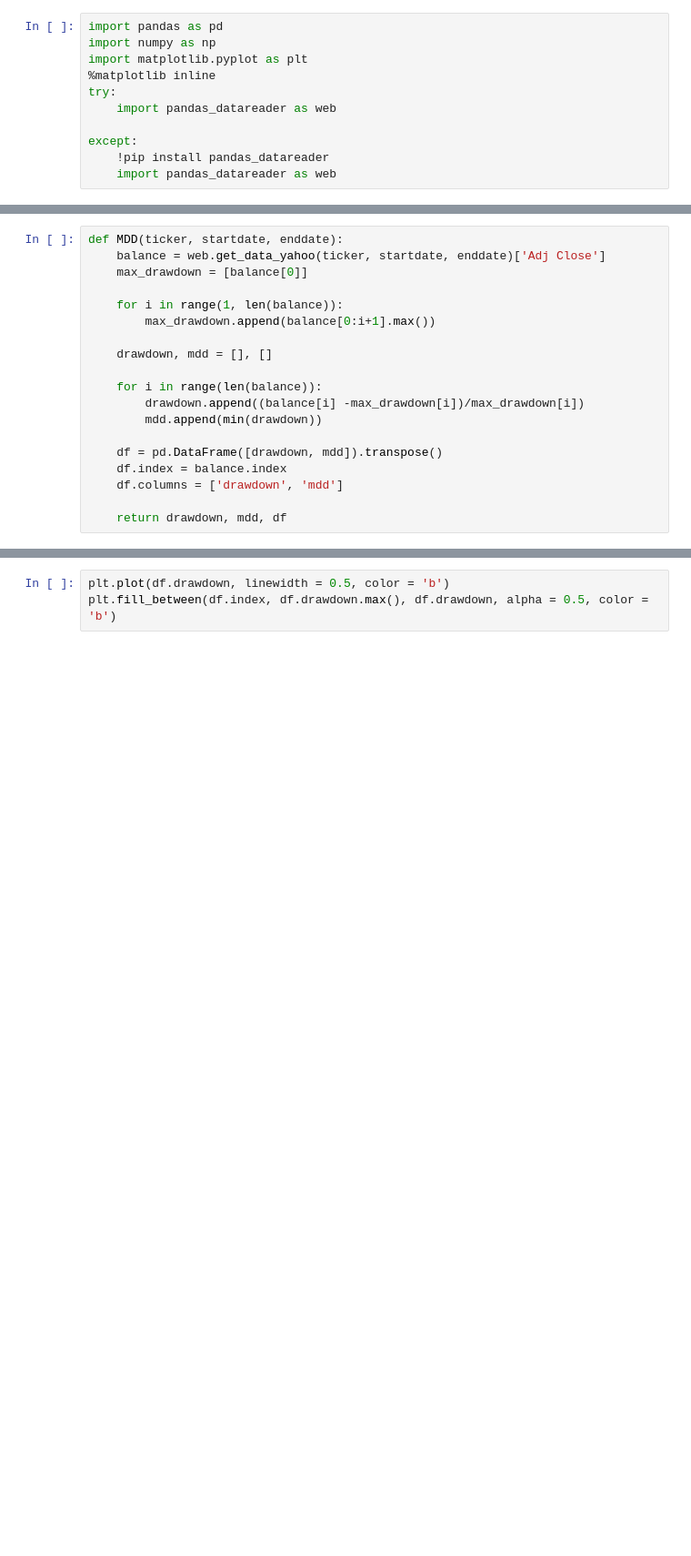
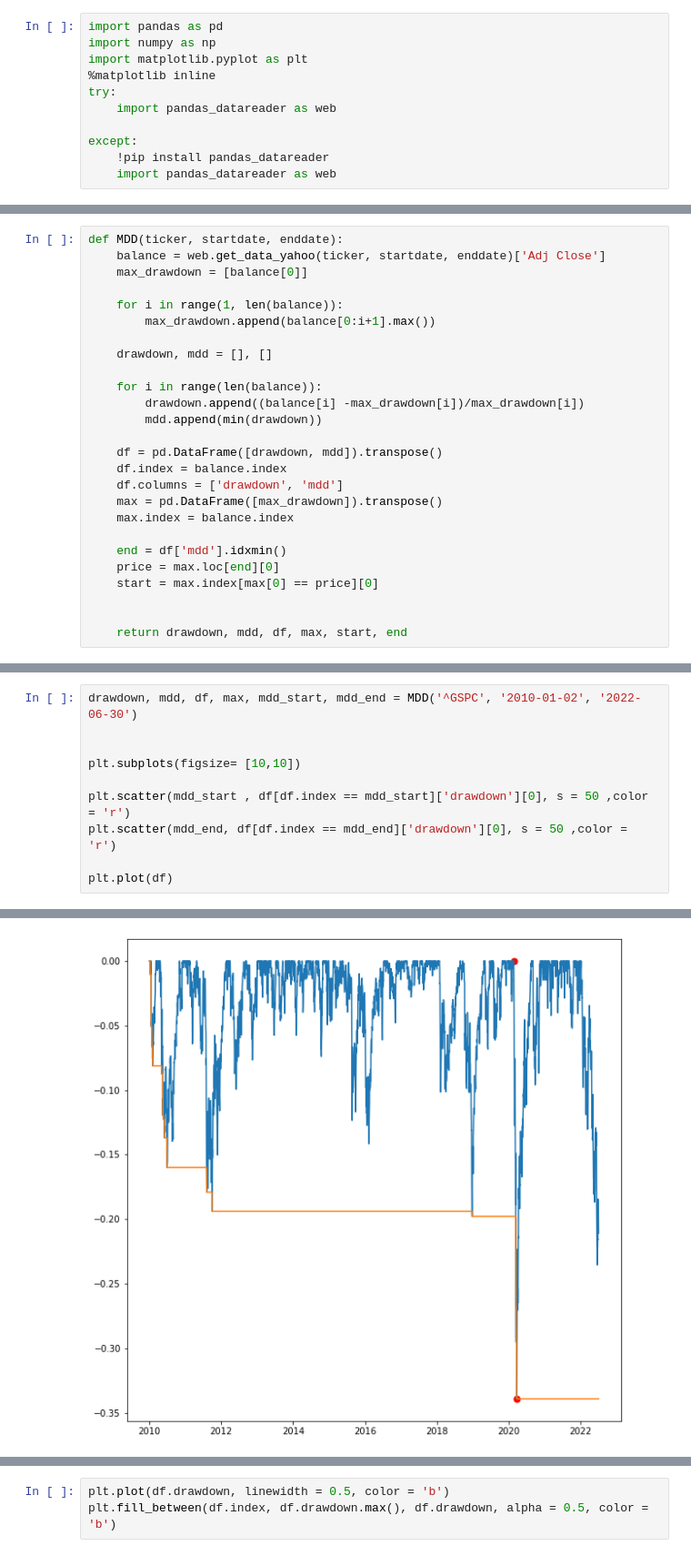
Before and after one commit to hynacin121/KHU-FELAB, a Jupyter notebook: 2022.07 미래에셋공모전/CODE/MDD.ipynb, the cells around one changed output, grey strips where cells are left out. Shown at 91% size. Drawn from its saved outputs; the diff is of its cells as text; blank space fills up the shorter version.

```diff
--- a/2022.07 미래에셋공모전/CODE/MDD.ipynb
+++ b/2022.07 미래에셋공모전/CODE/MDD.ipynb
@@ -29,5 +26,12 @@ def MDD(ticker, startdate, enddate):
     df = pd.DataFrame([drawdown, mdd]).transpose()
     df.index = balance.index
     df.columns = ['drawdown', 'mdd']
+    max = pd.DataFrame([max_drawdown]).transpose()
+    max.index = balance.index
 
-    return drawdown, mdd, df
+    end = df['mdd'].idxmin()
+    price = max.loc[end][0]
+    start = max.index[max[0] == price][0]
+
+
+    return drawdown, mdd, df, max, start, end
@@ -41,0 +38,11 @@ df.plot()
+# %%
+drawdown, mdd, df, max, mdd_start, mdd_end = MDD('^GSPC', '2010-01-02', '2022-06-30')
+
+
+plt.subplots(figsize= [10,10])
+
+plt.scatter(mdd_start , df[df.index == mdd_start]['drawdown'][0], s = 50 ,color = 'r')
+plt.scatter(mdd_end, df[df.index == mdd_end]['drawdown'][0], s = 50 ,color = 'r')
+
+plt.plot(df)
+# %% [output]
@@ -41,0 +51 @@ df.plot()
+[figure, added]
```
Also changed, not shown: parts of 9 cells of this notebook, 3 other files.
